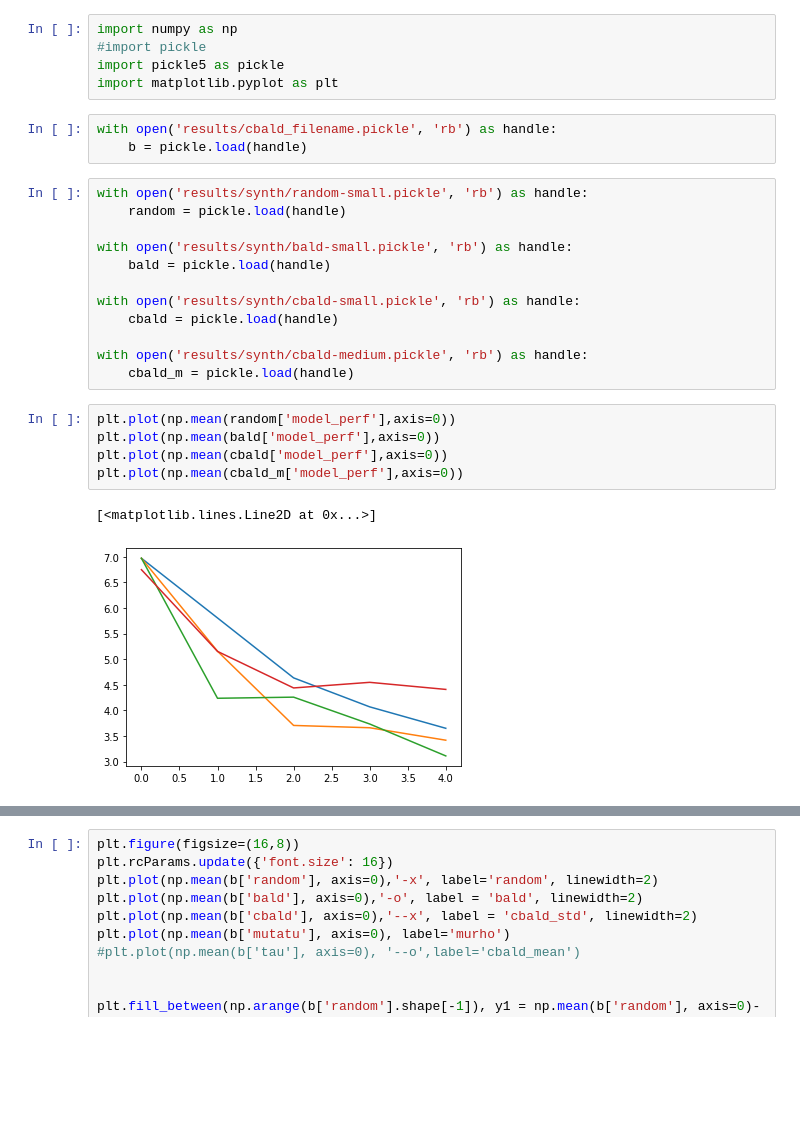
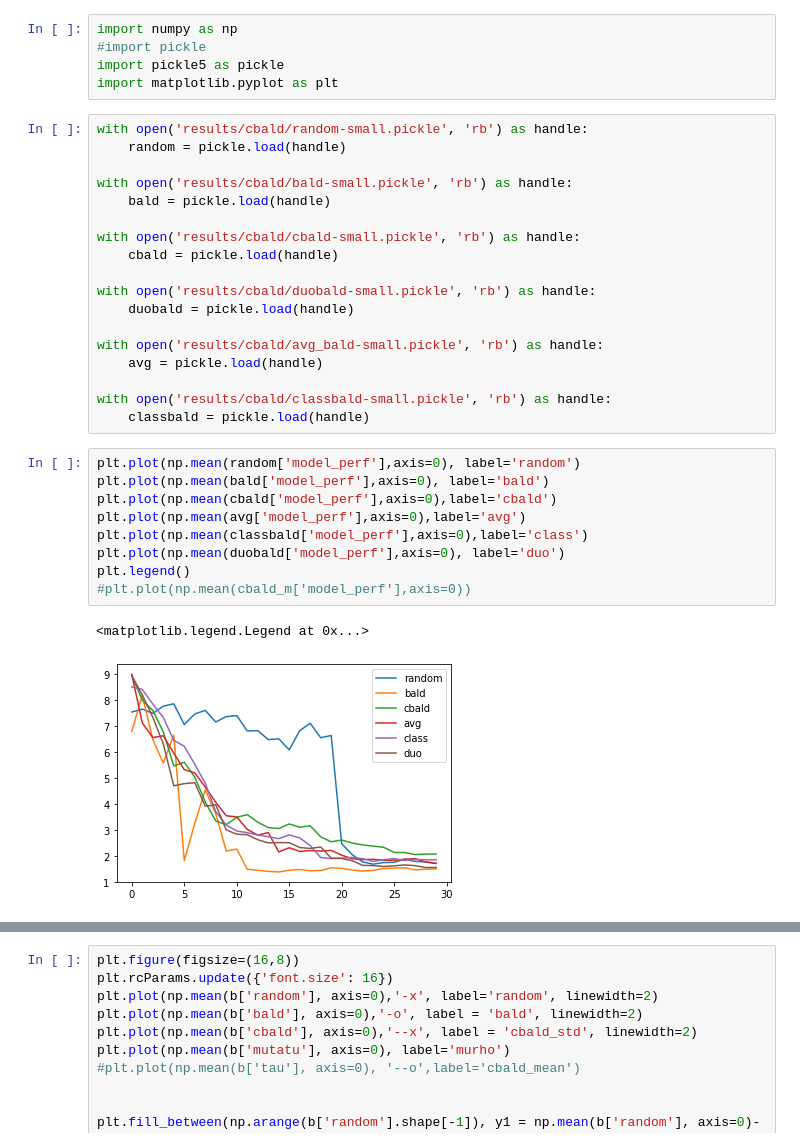
Before and after one commit to fbohu/Censored-Active-Learning, a Jupyter notebook: eval.ipynb, the cells around one changed output, grey strips where cells are left out. Saved outputs shown, nothing was run; the diff lists cells and outputs as text; blank space fills up the shorter version.

Commit message:
small changes for random

```diff
--- a/eval.ipynb
+++ b/eval.ipynb
@@ -3,26 +3,33 @@ import numpy as np
 #import pickle
 import pickle5 as pickle
 import matplotlib.pyplot as plt
-# %%
-with open('results/cbald_filename.pickle', 'rb') as handle:
-    b = pickle.load(handle)
 # %%
-with open('results/synth/random-small.pickle', 'rb') as handle:
+with open('results/cbald/random-small.pickle', 'rb') as handle:
     random = pickle.load(handle)
 
-with open('results/synth/bald-small.pickle', 'rb') as handle:
+with open('results/cbald/bald-small.pickle', 'rb') as handle:
     bald = pickle.load(handle)
 
-with open('results/synth/cbald-small.pickle', 'rb') as handle:
+with open('results/cbald/cbald-small.pickle', 'rb') as handle:
     cbald = pickle.load(handle)
 
-with open('results/synth/cbald-medium.pickle', 'rb') as handle:
-    cbald_m = pickle.load(handle)
+with open('results/cbald/duobald-small.pickle', 'rb') as handle:
+    duobald = pickle.load(handle)
+
+with open('results/cbald/avg_bald-small.pickle', 'rb') as handle:
+    avg = pickle.load(handle)
+
+with open('results/cbald/classbald-small.pickle', 'rb') as handle:
+    classbald = pickle.load(handle)
 # %%
-plt.plot(np.mean(random['model_perf'],axis=0))
-plt.plot(np.mean(bald['model_perf'],axis=0))
-plt.plot(np.mean(cbald['model_perf'],axis=0))
-plt.plot(np.mean(cbald_m['model_perf'],axis=0))
+plt.plot(np.mean(random['model_perf'],axis=0), label='random')
+plt.plot(np.mean(bald['model_perf'],axis=0), label='bald')
+plt.plot(np.mean(cbald['model_perf'],axis=0),label='cbald')
+plt.plot(np.mean(avg['model_perf'],axis=0),label='avg')
+plt.plot(np.mean(classbald['model_perf'],axis=0),label='class')
+plt.plot(np.mean(duobald['model_perf'],axis=0), label='duo')
+plt.legend()
+#plt.plot(np.mean(cbald_m['model_perf'],axis=0))
 # %% [output]
-[<matplotlib.lines.Line2D at 0x...>]
+<matplotlib.legend.Legend at 0x...>
-[figure, old version]
+[figure, new version]
```
Also changed, not shown: parts of 2 cells of this notebook, 2 other files.
